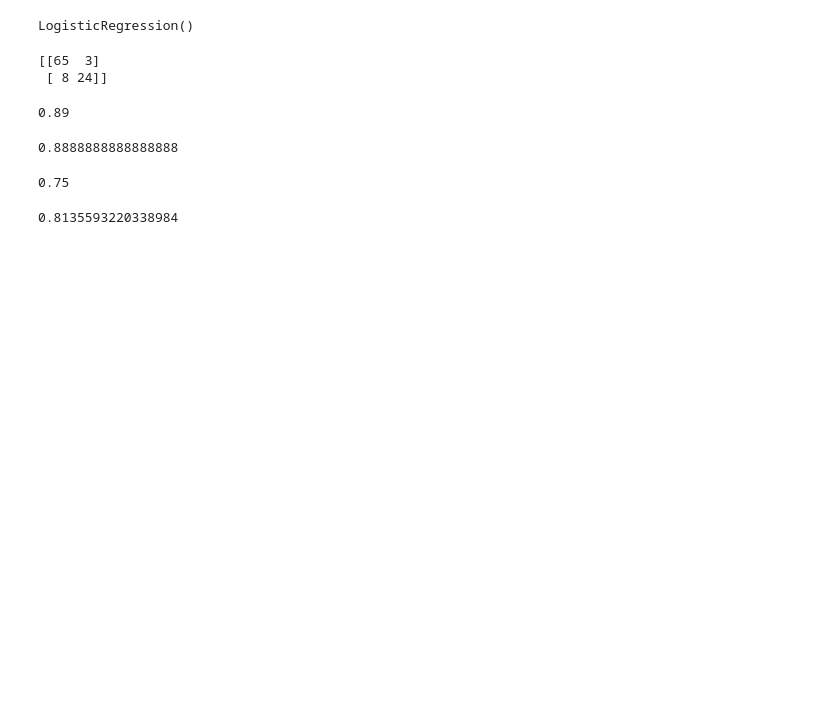
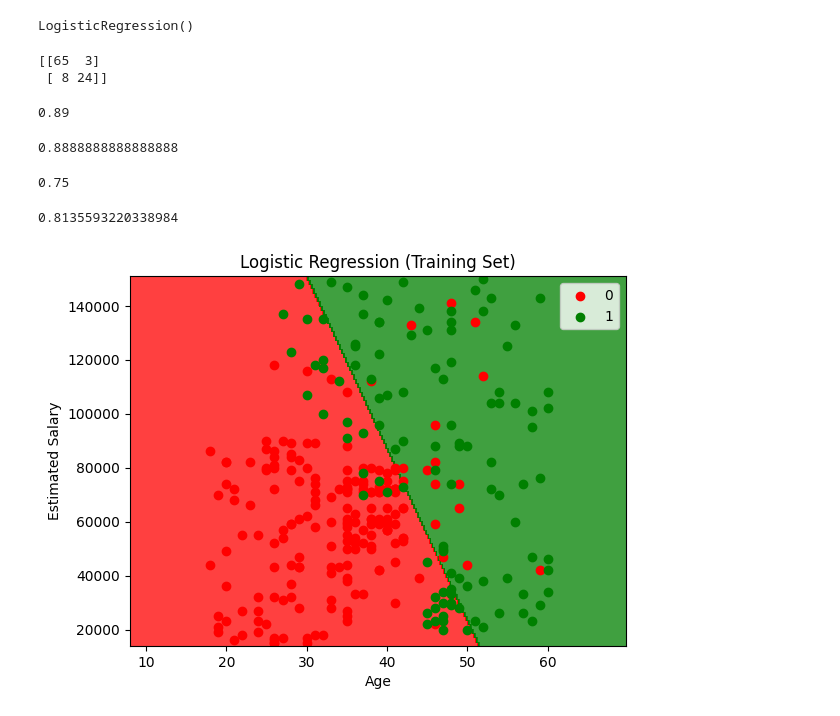
Before and after one commit to pranavvispute671/Learning-ML, a Jupyter notebook: Classification/Logistic Regression/logistic-regression.ipynb, the cells around one changed output. Saved outputs shown, nothing was run; the diff lists cells and outputs as text; code cells hidden in the pictures; blank space fills up the shorter version.

Commit message:
Added Logistic Regression

```diff
--- a/Classification/Logistic Regression/logistic-regression.ipynb
+++ b/Classification/Logistic Regression/logistic-regression.ipynb
@@ -44,3 +45,19 @@ print(recall_score(ytest, ypred))
 print(f1_score(ytest, ypred))
 # %% [output]
 0.8135593220338984
+# %%
+#Visualizing Training set results
+xset, yset = sc.inverse_transform(xtrain), ytrain
+x1, x2 = np.meshgrid(np.arange(start = xset[:,0].min() - 10, stop = xset[:,0].max()+ 10, step = 0.25), (np.arange(start = xset[:,1].min() - 1000, stop = xset[:,1].max()+1000, step = 0.25)))
+plt.contourf(x1,x2, classifier.predict(sc.transform(np.array([x1.ravel(), x2.ravel()]).T)).reshape(x1.shape),alpha = 0.75, cmap = ListedColormap(('red', 'green')))
+plt.xlim(x1.min(), x1.max())
+plt.ylim(x2.min(), x2.max())
+for i, j in enumerate(np.unique(yset)):
+    plt.scatter(xset[yset == j, 0], xset[yset == j,1], c =ListedColormap(('red','green'))(i), label = j)
+plt.title("Logistic Regression (Training Set)")
+plt.xlabel("Age")
+plt.ylabel("Estimated Salary")
+plt.legend()
+plt.show()
+# %% [output]
+[figure, added]
```
Also changed, not shown: parts of 1 cell of this notebook.
